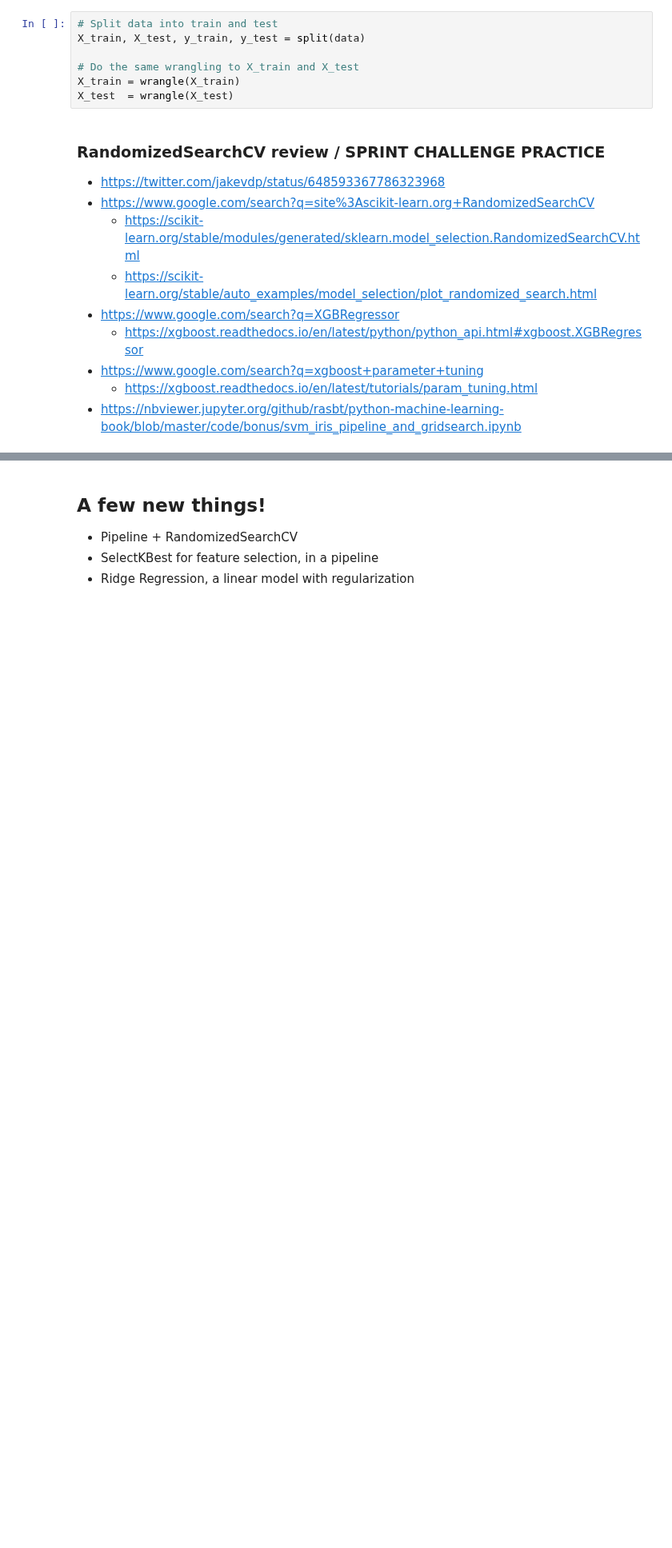
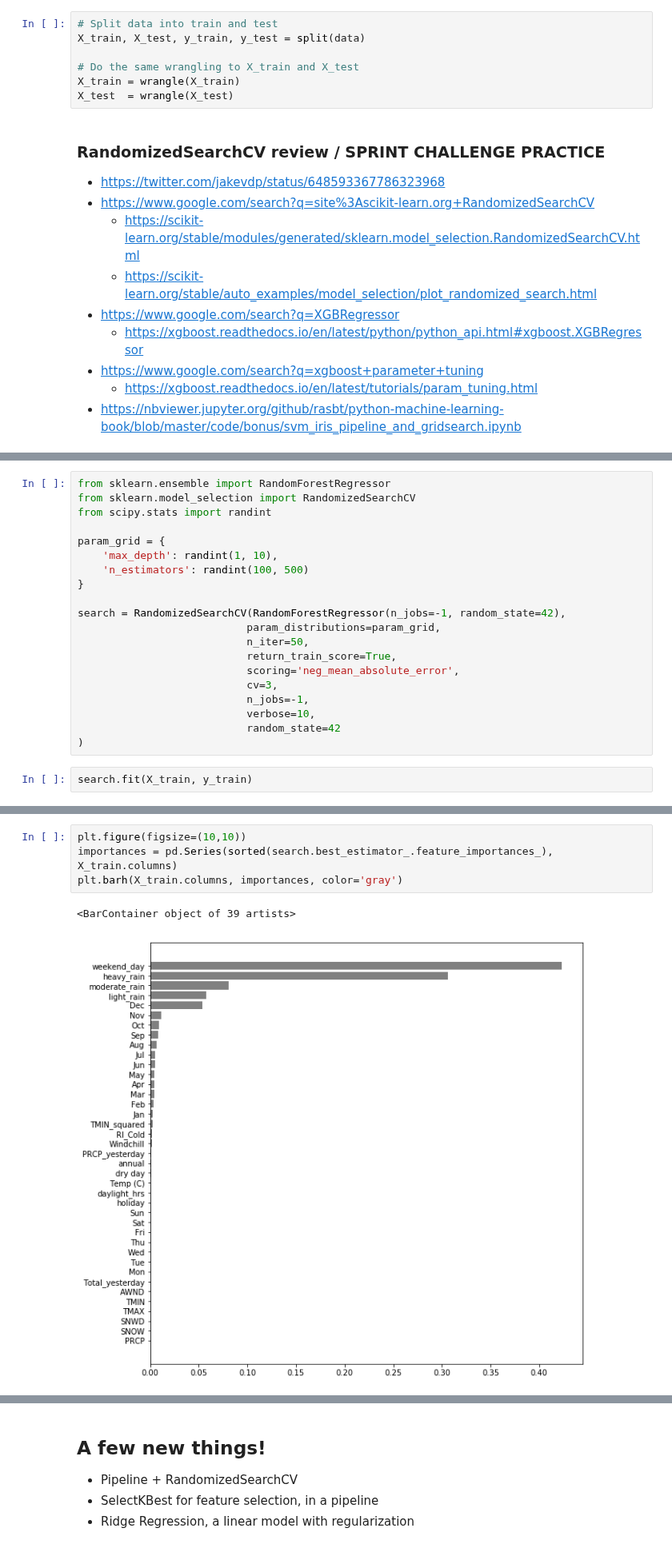
Before and after one commit to LambdaSchool/DS-Unit-2-Sprint-4-Practicing-Understanding, a Jupyter notebook: module2-regularization-survival-analysis/LS_DS_242_Review_and_Regularization.ipynb, the cells around one changed output, grey strips where cells are left out. Shown at 80% size. Cells and saved outputs as stored; diff of their text form; blank space fills up the shorter version.

```diff
--- a/module2-regularization-survival-analysis/LS_DS_242_Review_and_Regularization.ipynb
+++ b/module2-regularization-survival-analysis/LS_DS_242_Review_and_Regularization.ipynb
@@ -182,0 +181,22 @@ X_test  = wrangle(X_test)
+# %%
+from sklearn.ensemble import RandomForestRegressor
+from sklearn.model_selection import RandomizedSearchCV
+from scipy.stats import randint
+
+param_grid = {
+    'max_depth': randint(1, 10),
+    'n_estimators': randint(100, 500)
+}
+
+search = RandomizedSearchCV(RandomForestRegressor(n_jobs=-1, random_state=42),
+                           param_distributions=param_grid,
+                           n_iter=50,
+                           return_train_score=True,
+                           scoring='neg_mean_absolute_error',
+                           cv=3,
+                           n_jobs=-1,
+                           verbose=10,
+                           random_state=42
+)
+# %%
+search.fit(X_train, y_train)
@@ -183,3 +238,10 @@ X_test  = wrangle(X_test)
+# %%
+plt.figure(figsize=(10,10))
+importances = pd.Series(sorted(search.best_estimator_.feature_importances_), X_train.columns)
+plt.barh(X_train.columns, importances, color='gray')
+# %% [output]
+<BarContainer object of 39 artists>
+[figure, added]
 # %% [markdown]
 ### Take the last step
 
```
Also changed, not shown: parts of 13 cells of this notebook.
